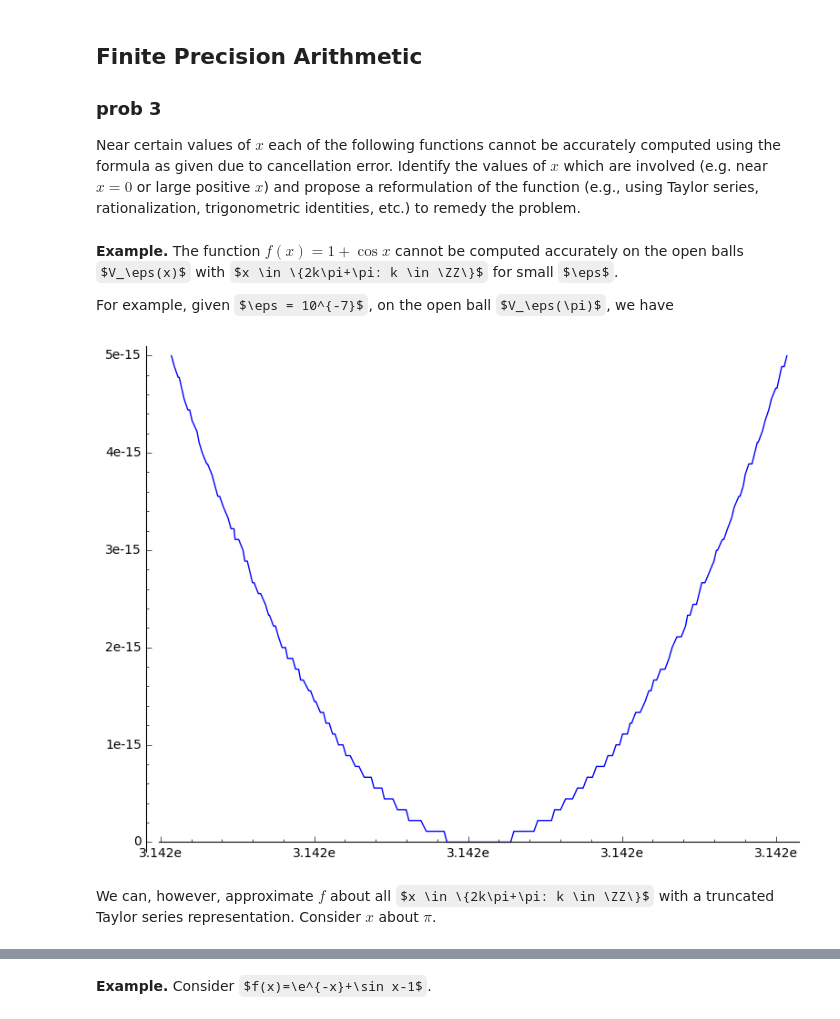
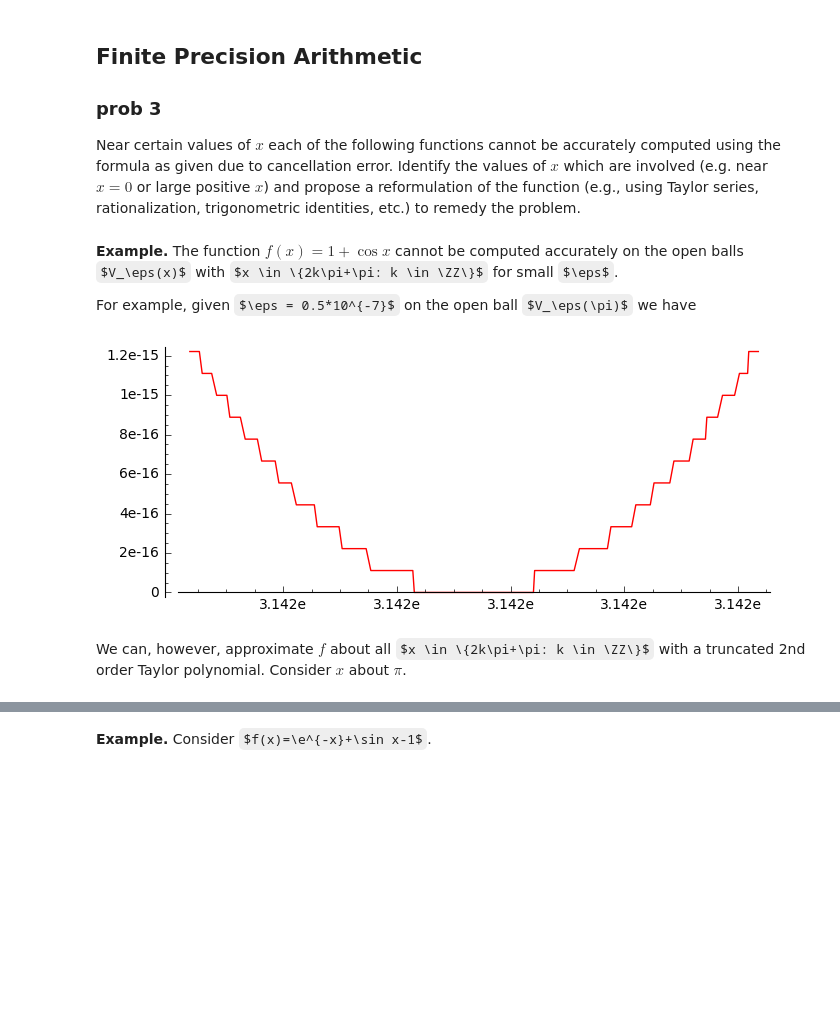
Before and after one commit to coltongrainger/fy18eo, a Jupyter notebook: numerical-methods/arithmetic-rootfinding-hw1.ipynb, the cells around one changed output, grey strips where cells are left out. Drawn from its saved outputs; the diff is of its cells as text; code cells hidden in the pictures; some formulas as TeX source; blank space fills up the shorter version.

```diff
--- a/numerical-methods/arithmetic-rootfinding-hw1.ipynb
+++ b/numerical-methods/arithmetic-rootfinding-hw1.ipynb
@@ -120,13 +120,13 @@ problem.
 # %% [markdown]
 **Example.** The function $f(x)=1+\cos x$ cannot be computed accurately on the open balls $V_\eps(x)$ with $x \in \{2k\pi+\pi: k \in \ZZ\}$ for small $\eps$.
 
-For example, given $\eps = 10^{-7}$, on the open ball $V_\eps(\pi)$, we have
+For example, given $\eps = 0.5*10^{-7}$ on the open ball $V_\eps(\pi)$ we have
 # %%
 f = 1 + cos(x)
-eps = 10^(-7)
-plot(f, (x,pi-eps, pi+eps))
+eps = 0.5*10^(-7)
+plot(f, (x,pi-eps, pi+eps), color = 'red').show(figsize = [7,3])
 # %% [output]
-[figure, old version]
+[figure, new version]
 # %% [markdown]
-We can, however, approximate $f$ about all $x \in \{2k\pi+\pi: k \in \ZZ\}$ with a truncated Taylor series representation. Consider $x$ about $\pi$.
+We can, however, approximate $f$ about all $x \in \{2k\pi+\pi: k \in \ZZ\}$ with a truncated 2nd order Taylor polynomial. Consider $x$ about $\pi$.
 # %%
```
Also changed, not shown: parts of 20 cells of this notebook.
